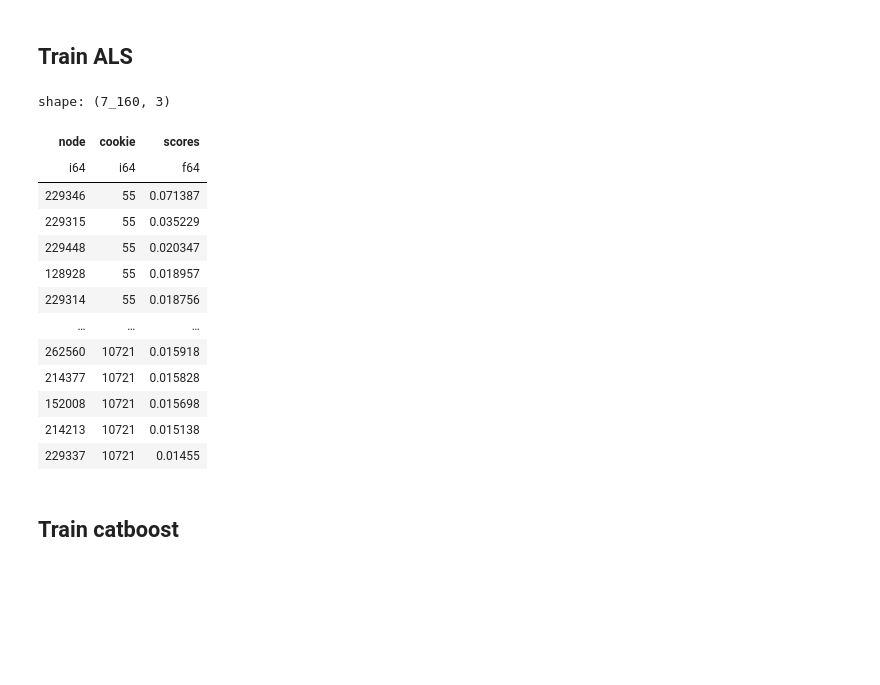
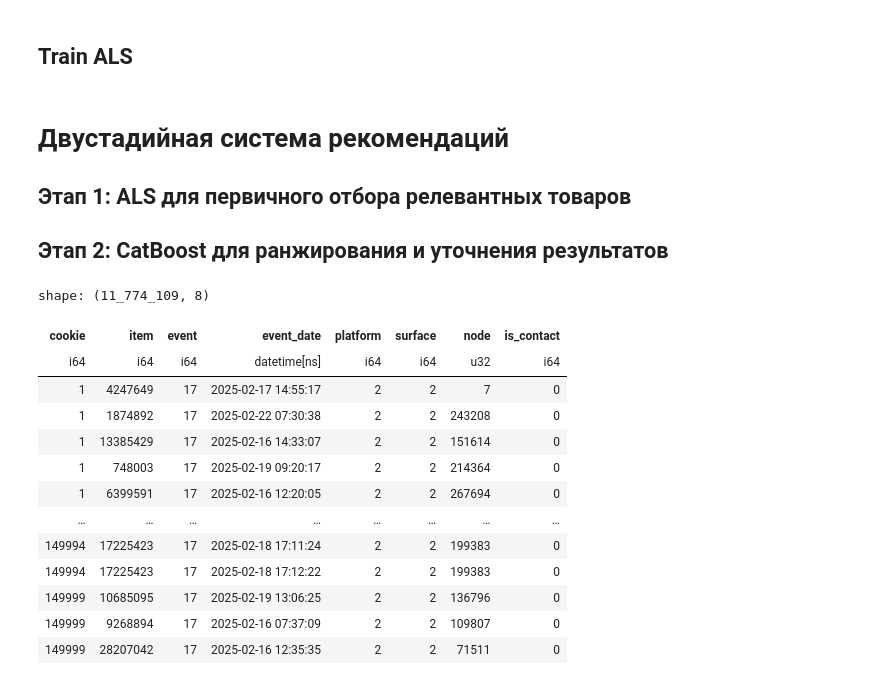
Before and after one commit to s1lver29/avito_cup_ml_2025, a Jupyter notebook: notebooks/baseline.ipynb, the cells around one changed output. Cells and saved outputs as stored; diff of their text form; code cells hidden in the pictures; blank space fills up the shorter version.

Commit message:
Baseline ALS + Catboost

```diff
--- a/notebooks/baseline.ipynb
+++ b/notebooks/baseline.ipynb
@@ -22,10 +35,14 @@ from tools.experiment_tracker import ExperimentTracker
 # %%
+from pathlib import Path
+
 DATA_DIR = Path.cwd().parent / "data" / "avito_ml_cup"
-EVAL_DAYS_TRESHOLD = 7
+# Разделение на три части: тренировочную, валидационную и тестовую
+VALID_DAYS_RETRIEVER = 7
+VALID_DAYS_RERANKER = 0
 # %%
-df_test_users = pl.read_parquet(f'{DATA_DIR}/test_users.pq', n_rows=100_000)
-df_clickstream = pl.read_parquet(f'{DATA_DIR}/clickstream.pq', n_rows=100_000)
+df_test_users = pl.read_parquet(f"{DATA_DIR}/test_users.pq")
+df_clickstream = pl.read_parquet(f"{DATA_DIR}/clickstream.pq")
 
-df_cat_features = pl.read_parquet(f'{DATA_DIR}/cat_features.pq', n_rows=100_000)
-df_text_features = pl.read_parquet(f'{DATA_DIR}/text_features.pq', n_rows=100_000)
-df_event = pl.read_parquet(f'{DATA_DIR}/events.pq')
+df_cat_features = pl.read_parquet(f"{DATA_DIR}/cat_features.pq", n_rows=100_000)
+df_text_features = pl.read_parquet(f"{DATA_DIR}/text_features.pq", n_rows=100_000)
+df_event = pl.read_parquet(f"{DATA_DIR}/events.pq")
@@ -129,19 +643,28 @@ df_pred = get_als_pred(users, nodes, eval_users)
 # %%
-df_pred
+popular_retriever = PopularItemsRetriever(df_train_retrivial, df_cat_features)
+
+# Получаем популярные товары за последнюю неделю и месяц
+popular_week = popular_retriever.get_popular_items(days=7, top_k=200)
+popular_month = popular_retriever.get_popular_items(days=30, top_k=300)
+popular_by_category = popular_retriever.get_popular_items_by_category(days=7, top_k=30)
-# %% [output]
-shape: (7_160, 3)
-| node | cookie | scores |
-| i64 | i64 | f64 |
-| 229346 | 55 | 0.071387 |
-| 229315 | 55 | 0.035229 |
-| 229448 | 55 | 0.020347 |
-| 128928 | 55 | 0.018957 |
-| 229314 | 55 | 0.018756 |
-| … | … | … |
-| 262560 | 10721 | 0.015918 |
-| 214377 | 10721 | 0.015828 |
-| 152008 | 10721 | 0.015698 |
-| 214213 | 10721 | 0.015138 |
-| 229337 | 10721 | 0.01455 |
 # %% [markdown]
-## Train catboost
+# Двустадийная система рекомендаций
+## Этап 1: ALS для первичного отбора релевантных товаров
+## Этап 2: CatBoost для ранжирования и уточнения результатов
+# %%
+df_train_reranker
+# %% [output]
+shape: (11_774_109, 8)
+| cookie | item | event | event_date | platform | surface | node | is_contact |
+| i64 | i64 | i64 | datetime[ns] | i64 | i64 | u32 | i64 |
+| 1 | 4247649 | 17 | 2025-02-17 14:55:17 | 2 | 2 | 7 | 0 |
+| 1 | 1874892 | 17 | 2025-02-22 07:30:38 | 2 | 2 | 243208 | 0 |
+| 1 | 13385429 | 17 | 2025-02-16 14:33:07 | 2 | 2 | 151614 | 0 |
+| 1 | 748003 | 17 | 2025-02-19 09:20:17 | 2 | 2 | 214364 | 0 |
+| 1 | 6399591 | 17 | 2025-02-16 12:20:05 | 2 | 2 | 267694 | 0 |
+| … | … | … | … | … | … | … | … |
+| 149994 | 17225423 | 17 | 2025-02-18 17:11:24 | 2 | 2 | 199383 | 0 |
+| 149994 | 17225423 | 17 | 2025-02-18 17:12:22 | 2 | 2 | 199383 | 0 |
+| 149999 | 10685095 | 17 | 2025-02-19 13:06:25 | 2 | 2 | 136796 | 0 |
+| 149999 | 9268894 | 17 | 2025-02-16 07:37:09 | 2 | 2 | 109807 | 0 |
+| 149999 | 28207042 | 17 | 2025-02-16 12:35:35 | 2 | 2 | 71511 | 0 |
```
Also changed, not shown: parts of 34 cells of this notebook.
